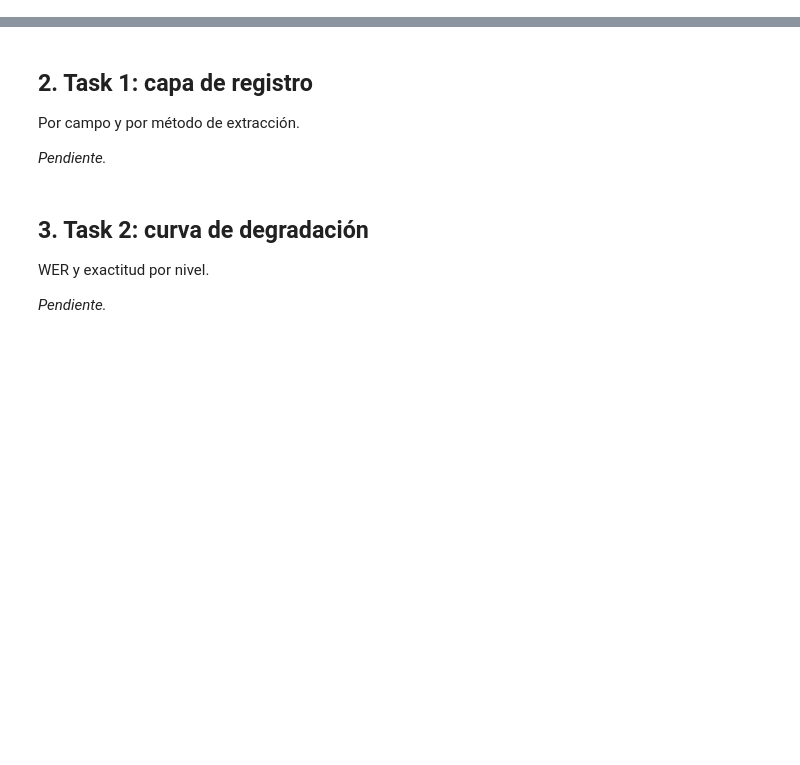
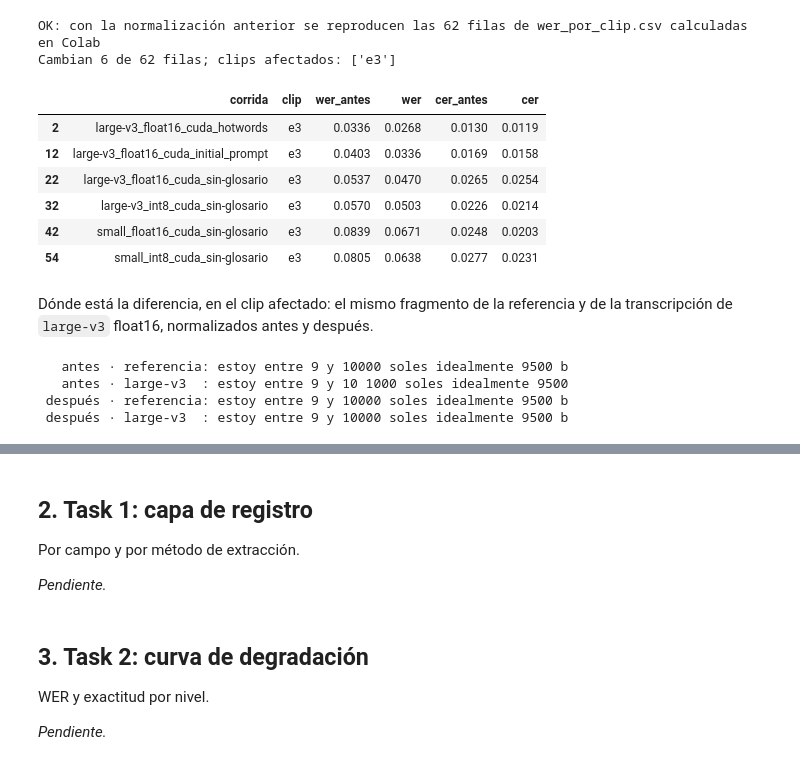
Before and after one commit to mmlis02/HW_05_202602, a Jupyter notebook: notebooks/06_resultados.ipynb, the cells around one changed output, grey strips where cells are left out. Drawn from its saved outputs; the diff is of its cells as text; code cells hidden in the pictures; blank space fills up the shorter version.

```diff
--- a/notebooks/06_resultados.ipynb
+++ b/notebooks/06_resultados.ipynb
@@ -14,0 +66,46 @@ Modelos, precisiones, CPU/GPU y glosario, con intervalos.
+# %%
+ANTES = {**cfg["normalizacion"], "multiplicadores": {}}
+
+filas = []
+for corrida, rs in corridas.items():
+    for clip, r in rs.items():
+        antes, despues = wer_cer(referencias[clip], r["texto"], ANTES), wer_cer(referencias[clip], r["texto"])
+        filas.append({"corrida": corrida, "clip": clip, "modelo": r["modelo"], "precision": r["compute_type"],
+                      "device": r["device"], "glosario": r["glosario"] or "sin",
+                      "wer_antes": antes["wer"], "wer": despues["wer"], "cer_antes": antes["cer"], "cer": despues["cer"],
+                      "duracion_min": round(r["duracion_audio_s"] / 60, 2), "tiempo_s": r["tiempo_s"],
+                      "s_por_min_audio": r["segundos_por_minuto"], "vram_pico_mb": r["vram_pico_mb"]})
+por_clip = pd.DataFrame(filas)
+
+colab = pd.read_csv(rutas["wer_por_clip"]).merge(por_clip, on=["corrida", "clip"], suffixes=("_colab", ""))
+assert len(colab) == len(por_clip) == 62
+assert (colab["wer_colab"] == colab["wer_antes"].round(4)).all() and (colab["cer_colab"] == colab["cer_antes"].round(4)).all()
+print("OK: con la normalización anterior se reproducen las 62 filas de wer_por_clip.csv calculadas en Colab")
+
+cambian = por_clip[por_clip["wer"].round(4) != por_clip["wer_antes"].round(4)]
+print(f"Cambian {len(cambian)} de {len(por_clip)} filas; clips afectados: {sorted(set(cambian['clip']))}")
+cambian[["corrida", "clip", "wer_antes", "wer", "cer_antes", "cer"]].round(4)
+# %% [output]
+OK: con la normalización anterior se reproducen las 62 filas de wer_por_clip.csv calculadas en Colab
+Cambian 6 de 62 filas; clips afectados: ['e3']
+|  | corrida | clip | wer_antes | wer | cer_antes | cer |
+| 2 | large-v3_float16_cuda_hotwords | e3 | 0.0336 | 0.0268 | 0.0130 | 0.0119 |
+| 12 | large-v3_float16_cuda_initial_prompt | e3 | 0.0403 | 0.0336 | 0.0169 | 0.0158 |
+| 22 | large-v3_float16_cuda_sin-glosario | e3 | 0.0537 | 0.0470 | 0.0265 | 0.0254 |
+| 32 | large-v3_int8_cuda_sin-glosario | e3 | 0.0570 | 0.0503 | 0.0226 | 0.0214 |
+| 42 | small_float16_cuda_sin-glosario | e3 | 0.0839 | 0.0671 | 0.0248 | 0.0203 |
+| 54 | small_int8_cuda_sin-glosario | e3 | 0.0805 | 0.0638 | 0.0277 | 0.0231 |
+# %% [markdown]
+Dónde está la diferencia, en el clip afectado: el mismo fragmento de la referencia y de la transcripción de `large-v3` float16, normalizados antes y después.
+# %%
+clip, corrida = "e3", id_corrida(asr["modelo"], asr["compute_type"]["cuda"], "cuda", None)
+for nombre, reglas in [("antes", ANTES), ("después", None)]:
+    for fuente, texto in [("referencia", referencias[clip]), ("large-v3", corridas[corrida][clip]["texto"])]:
+        normalizado = normalizar_texto(texto, reglas)
+        i = normalizado.find("estoy entre")
+        print(f"{nombre:>8} · {fuente:<10}: {normalizado[i:i + 45]}")
+# %% [output]
+   antes · referencia: estoy entre 9 y 10000 soles idealmente 9500 b
+   antes · large-v3  : estoy entre 9 y 10 1000 soles idealmente 9500
+ después · referencia: estoy entre 9 y 10000 soles idealmente 9500 b
+ después · large-v3  : estoy entre 9 y 10000 soles idealmente 9500 b
```
Also changed, not shown: parts of 21 cells of this notebook, 3 other files.
